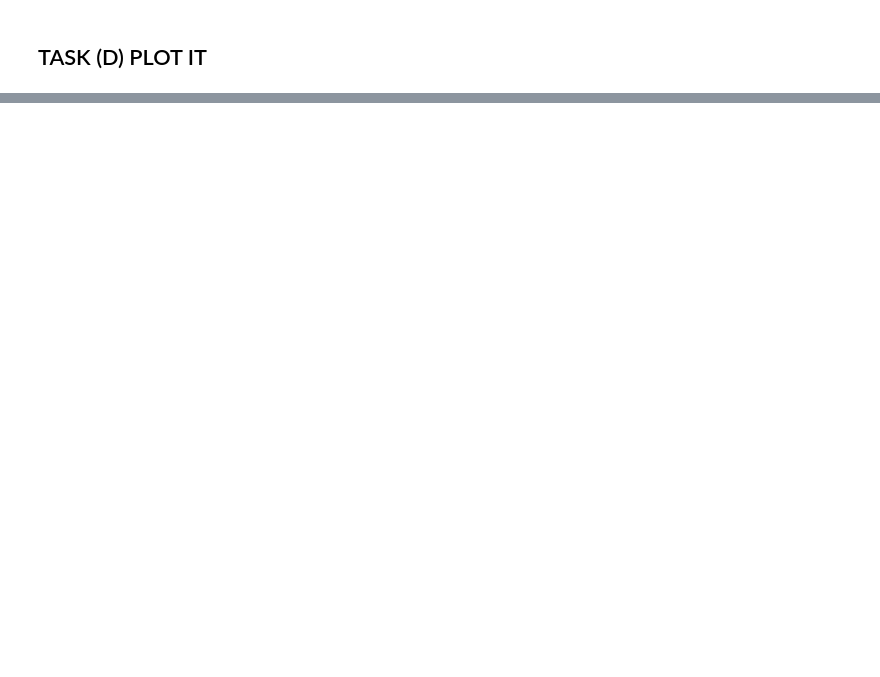
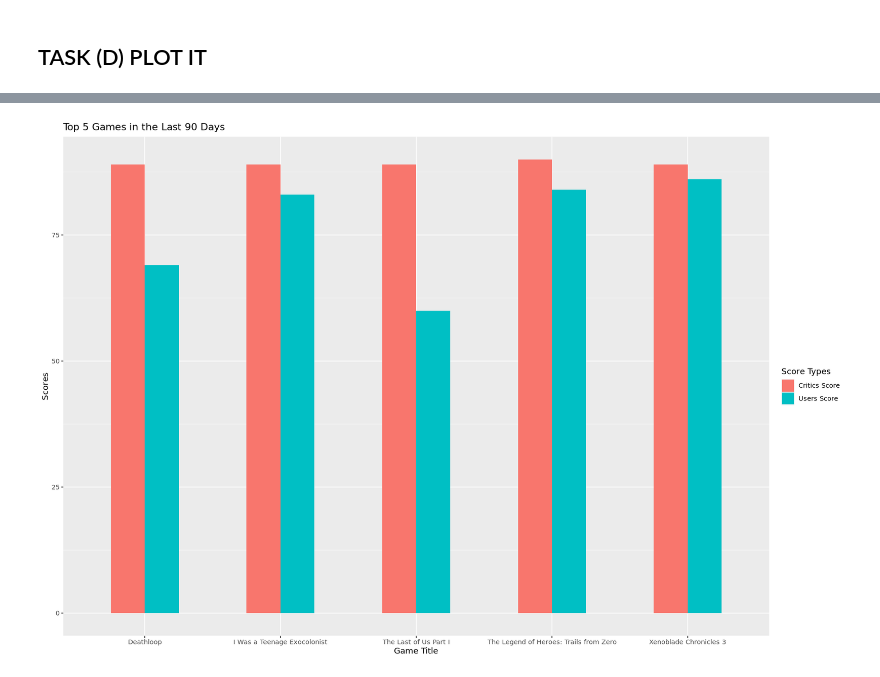
Before and after one commit to beuri97/data201_assignment2, a Jupyter notebook: DATA201_Assignment2_R.ipynb, the cells around one changed output, grey strips where cells are left out. Cells and saved outputs as stored; diff of their text form; code cells hidden in the pictures; blank space fills up the shorter version.

```diff
--- a/DATA201_Assignment2_R.ipynb
+++ b/DATA201_Assignment2_R.ipynb
@@ -489,0 +488,14 @@ new_games %>%
+# %%
+options(repr.plot.width = 15, repr.plot.height = 10)
+new_games %>%
+  mutate(user_score = user_score * 10) %>%
+  top_n(5, meta_score) %>%
+  gather(key=score_type,
+         value = score, c(meta_score, user_score)) %>%
+  ggplot(aes(x = title, y= score, fill = score_type)) +
+  geom_bar(stat="identity", width=.5, position = "dodge") +
+  ylab("Scores") + xlab("Game Title") +
+  ggtitle("Top 5 Games in the Last 90 Days") +
+  scale_fill_discrete(name = "Score Types", labels = c("Critics Score", "Users Score"))
+# %% [output]
+[figure, added]
```
Also changed, not shown: parts of 7 cells of this notebook.
